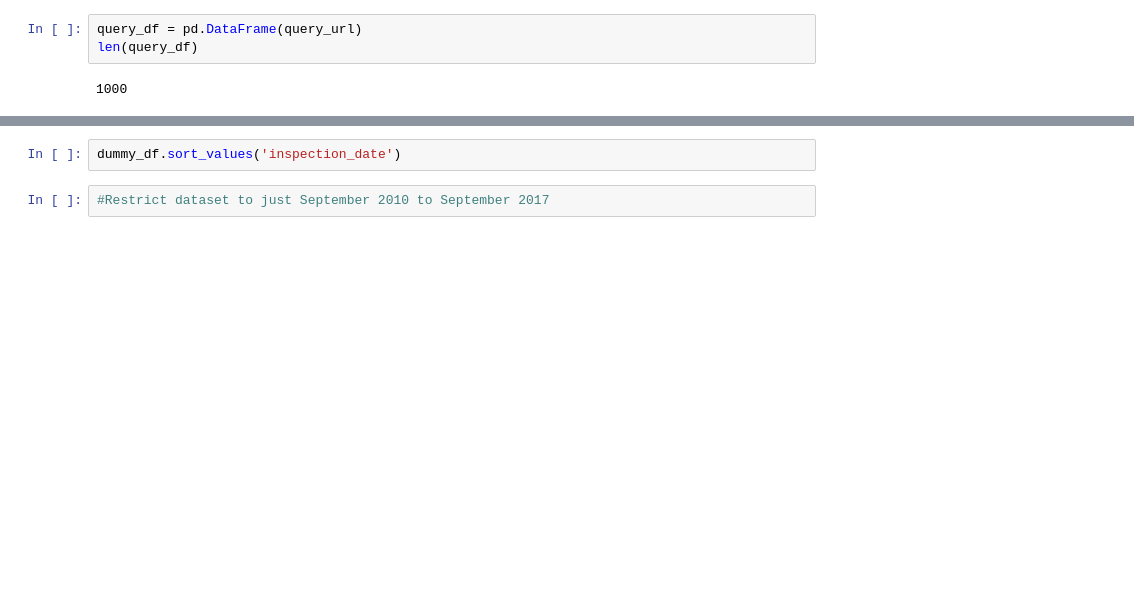
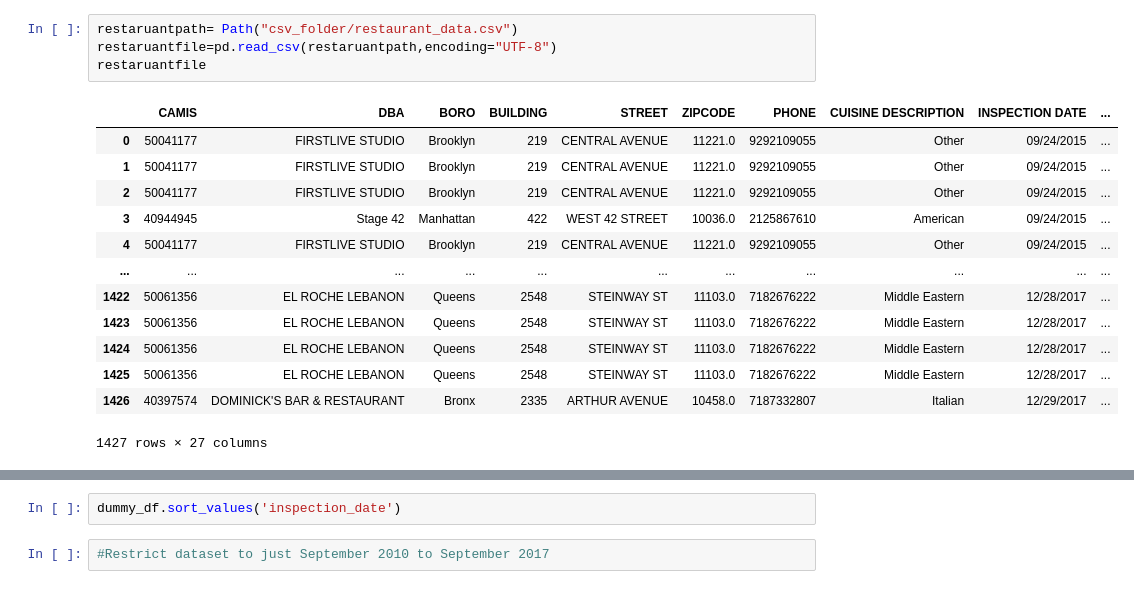
Before and after one commit to troyflood94/pizza_rats, a Jupyter notebook: pizza_rats.ipynb, the cells around one changed output, grey strips where cells are left out. Saved outputs shown, nothing was run; the diff lists cells and outputs as text; blank space fills up the shorter version.

Commit message:
Created Dataframes for the datasets we chose

```diff
--- a/pizza_rats.ipynb
+++ b/pizza_rats.ipynb
@@ -21,8 +6,21 @@ https://data.cityofnewyork.us/resource/43nn-pn8j
-# %%
-query_df = pd.DataFrame(query_url)
-len(query_df)
-# %% [output]
-1000
+# %%
+restaruantpath= Path("csv_folder/restaurant_data.csv")
+restaruantfile=pd.read_csv(restaruantpath,encoding="UTF-8")
+restaruantfile
+# %% [output]
+|  | CAMIS | DBA | BORO | BUILDING | STREET | ZIPCODE | PHONE | CUISINE DESCRIPTION | INSPECTION DATE | ... |
+| 0 | 50041177 | FIRSTLIVE STUDIO | Brooklyn | 219 | CENTRAL AVENUE | 11221.0 | 9292109055 | Other | 09/24/2015 | ... |
+| 1 | 50041177 | FIRSTLIVE STUDIO | Brooklyn | 219 | CENTRAL AVENUE | 11221.0 | 9292109055 | Other | 09/24/2015 | ... |
+| 2 | 50041177 | FIRSTLIVE STUDIO | Brooklyn | 219 | CENTRAL AVENUE | 11221.0 | 9292109055 | Other | 09/24/2015 | ... |
+| 3 | 40944945 | Stage 42 | Manhattan | 422 | WEST 42 STREET | 10036.0 | 2125867610 | American | 09/24/2015 | ... |
+| 4 | 50041177 | FIRSTLIVE STUDIO | Brooklyn | 219 | CENTRAL AVENUE | 11221.0 | 9292109055 | Other | 09/24/2015 | ... |
+| ... | ... | ... | ... | ... | ... | ... | ... | ... | ... | ... |
+| 1422 | 50061356 | EL ROCHE LEBANON | Queens | 2548 | STEINWAY ST | 11103.0 | 7182676222 | Middle Eastern | 12/28/2017 | ... |
+| 1423 | 50061356 | EL ROCHE LEBANON | Queens | 2548 | STEINWAY ST | 11103.0 | 7182676222 | Middle Eastern | 12/28/2017 | ... |
+| 1424 | 50061356 | EL ROCHE LEBANON | Queens | 2548 | STEINWAY ST | 11103.0 | 7182676222 | Middle Eastern | 12/28/2017 | ... |
+| 1425 | 50061356 | EL ROCHE LEBANON | Queens | 2548 | STEINWAY ST | 11103.0 | 7182676222 | Middle Eastern | 12/28/2017 | ... |
+| 1426 | 40397574 | DOMINICK'S BAR & RESTAURANT | Bronx | 2335 | ARTHUR AVENUE | 10458.0 | 7187332807 | Italian | 12/29/2017 | ... |
+1427 rows × 27 columns
 # %%
 print(query_df.dtypes)
 # %% [output]
```
Also changed, not shown: parts of 15 cells of this notebook, 2 other files.
